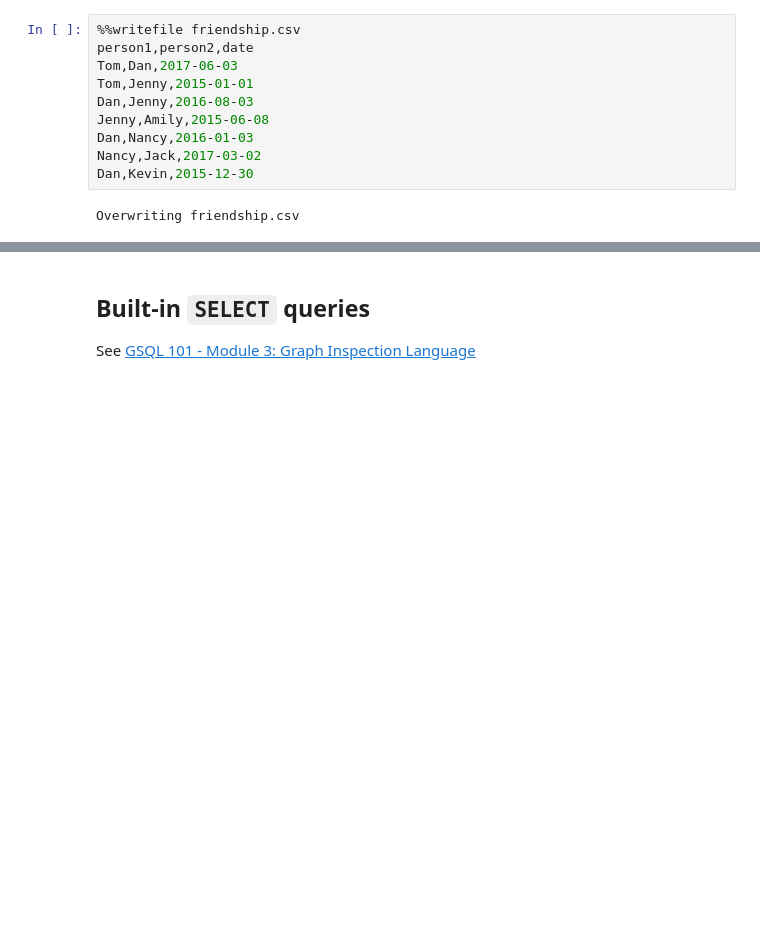
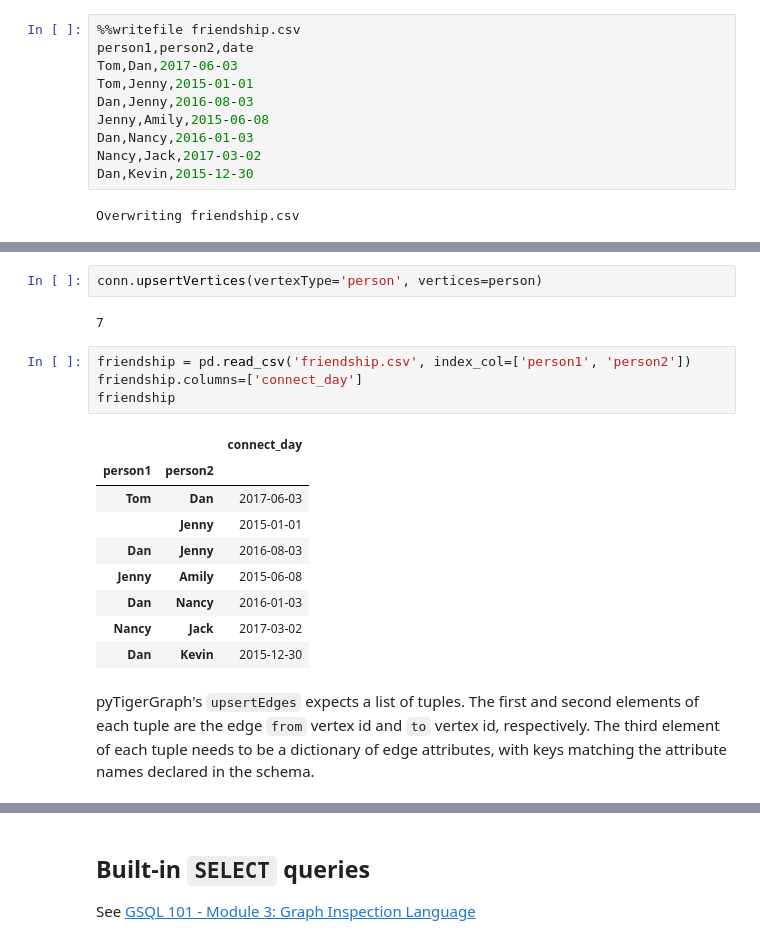
Before and after one commit to pyTigerGraph/pyTigerGraph, a Jupyter notebook: examples/GSQL101 - PyTigerGraph.ipynb, the cells around one changed output, grey strips where cells are left out. Saved outputs shown, nothing was run; the diff lists cells and outputs as text; blank space fills up the shorter version.

```diff
--- a/examples/GSQL101 - PyTigerGraph.ipynb
+++ b/examples/GSQL101 - PyTigerGraph.ipynb
@@ -209,0 +203,20 @@ Queries:
+# %%
+conn.upsertVertices(vertexType='person', vertices=person)
+# %% [output]
+7
+# %%
+friendship = pd.read_csv('friendship.csv', index_col=['person1', 'person2'])
+friendship.columns=['connect_day']
+friendship
+# %% [output]
+|  |  | connect_day |
+| person1 | person2 |  |
+| Tom | Dan | 2017-06-03 |
+|  | Jenny | 2015-01-01 |
+| Dan | Jenny | 2016-08-03 |
+| Jenny | Amily | 2015-06-08 |
+| Dan | Nancy | 2016-01-03 |
+| Nancy | Jack | 2017-03-02 |
+| Dan | Kevin | 2015-12-30 |
+# %% [markdown]
+pyTigerGraph's `upsertEdges` expects a list of tuples. The first and second elements of each tuple are the edge `from` vertex id and `to` vertex id, respectively. The third element of each tuple needs to be a dictionary of edge attributes, with keys matching the attribute names declared in the schema.
```
Also changed, not shown: parts of 48 cells of this notebook, 4 other files.
